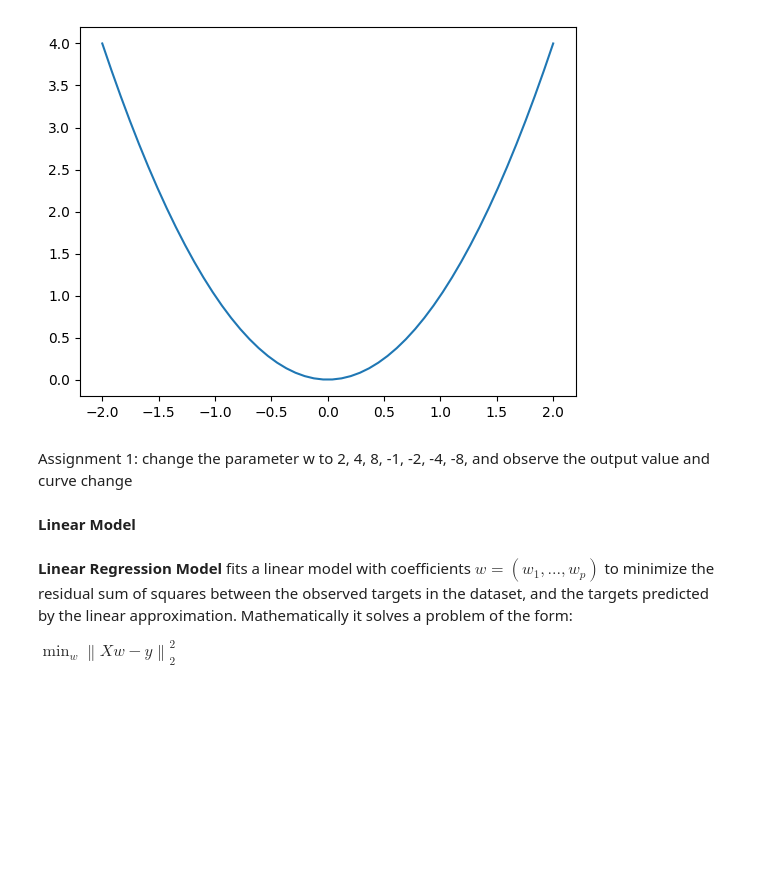
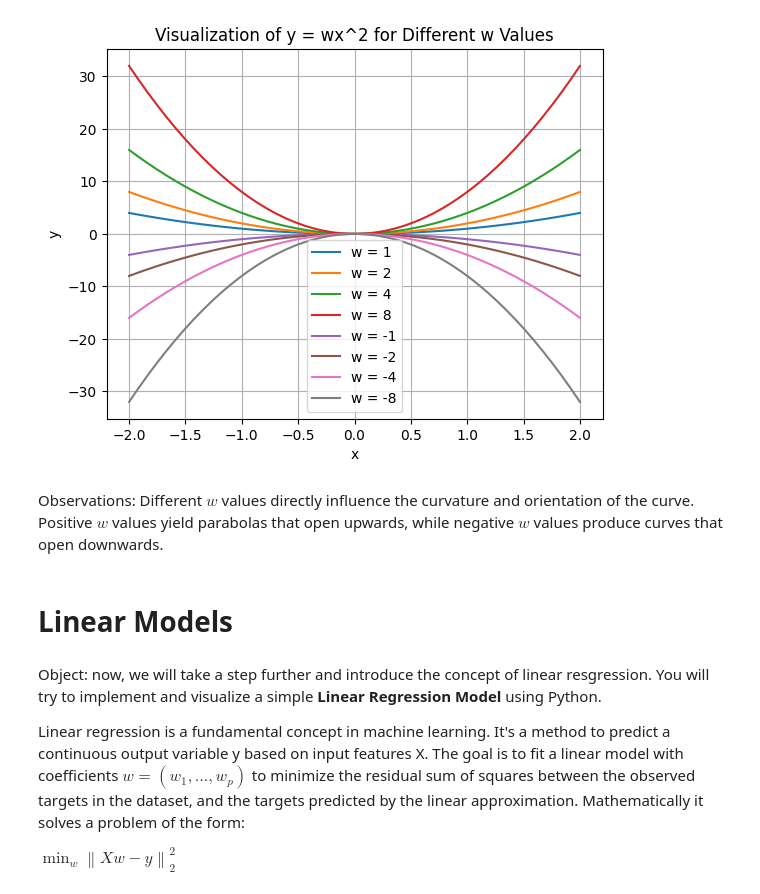
Before and after one commit to aeye-lab/SFB-1287-Summer-School, a Jupyter notebook: Machine_learning_example.ipynb, the cells around one changed output. Drawn from its saved outputs; the diff is of its cells as text; code cells hidden in the pictures; blank space fills up the shorter version.

```diff
--- a/Machine_learning_example.ipynb
+++ b/Machine_learning_example.ipynb
@@ -5,4 +9,8 @@ Lets start this exercise by computing the following equation: $y = wx^2$.
 # %%
 import numpy as np
 import matplotlib.pyplot as plt
+# %%
+# Define the function y = wx^2
+def quadratic_function(x, w):
+  return w*x**2
 # %%
@@ -21,5 +18,0 @@ print(x)
-# %%
-w = 1
-# %%
-y = w * (x**2)
-print(y)
@@ -40,14 +19,30 @@ print(y)
-# %%
-plt.plot(x, y)
-plt.show()
-# %% [output]
-[figure, removed]
-# %% [markdown]
-Assignment 1: change the parameter w to 2, 4, 8, -1, -2, -4, -8, and observe the output value and curve change
+# %%
+# Define the values of w
+w_values = [1, 2, 4, 8, -1, -2, -4, -8]
+# %%
+# Plot the function for each value of w
+for w in w_values:
+    y = quadratic_function(x, w)
+    plt.plot(x, y, label=f'w = {w}')
+
+# Set plot labels and title
+plt.xlabel('x')
+plt.ylabel('y')
+plt.title('Visualization of y = wx^2 for Different w Values')
+plt.legend()
+# Show the plot
+plt.grid(True)
+plt.show()
+# %% [output]
+[figure, added]
+# %% [markdown]
+Observations: Different $w$ values directly influence the curvature and orientation of the curve. Positive $w$ values yield parabolas that open upwards, while negative $w$ values produce curves that open downwards.
 # %% [markdown]
-**Linear Model**
+# **Linear Models**
 # %% [markdown]
-**Linear Regression Model** fits a linear model with coefficients $w = (w_{1}, ..., w_{p})$ to minimize the residual sum of squares between the observed targets in the dataset, and the targets predicted by the linear approximation. Mathematically it solves a problem of the form:
+Object: now, we will take a step further and introduce the concept of linear resgression. You will try to implement and visualize a simple **Linear Regression Model** using Python.
+
+Linear regression is a fundamental concept in machine learning. It's a method to predict a continuous output variable y based on input features X. The goal is to fit a linear model with coefficients $w = (w_{1}, ..., w_{p})$ to minimize the residual sum of squares between the observed targets in the dataset, and the targets predicted by the linear approximation. Mathematically it solves a problem of the form:
 
 $\min_{w}\left \| Xw-y \right \|_{2}^{2}$
 # %%
```
Also changed, not shown: parts of 17 cells of this notebook.
